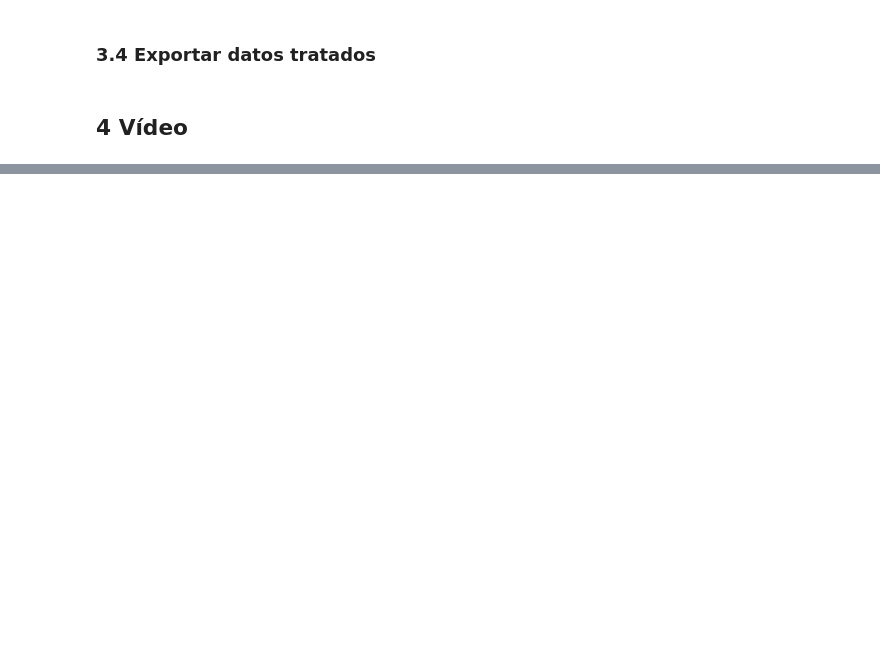
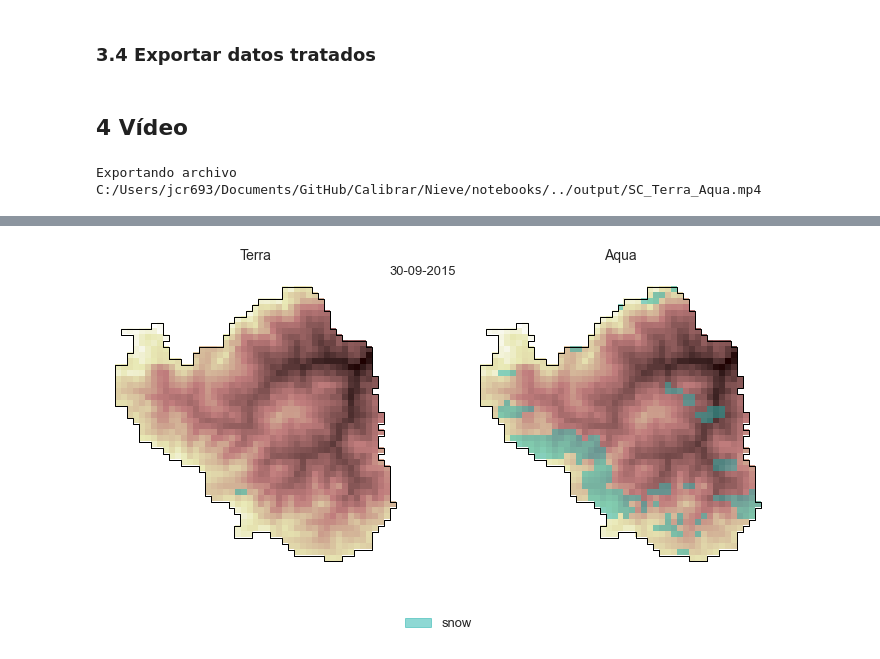
Before and after one commit to casadoj/Calibrar, a Jupyter notebook: Nieve/notebooks/1_MODIS nieve.ipynb, the cells around one changed output, grey strips where cells are left out. Cells and saved outputs as stored; diff of their text form; code cells hidden in the pictures; blank space fills up the shorter version.

```diff
--- a/Nieve/notebooks/1_MODIS nieve.ipynb
+++ b/Nieve/notebooks/1_MODIS nieve.ipynb
@@ -331,13 +358,6 @@ Ys[:] = SCobs.Y # + cellsize / 2
 ncMODIS.close()
 # %% [markdown]
 ## 4 Vídeo
-# %%
-# definir colores
-colors = np.array([[255, 255, 255 , 0], [33, 178, 171, 130]])
-colors = colors / 255.
-cmap = ListedColormap(colors)
-boundaries = [0, .5, 1]
-norm = BoundaryNorm(boundaries, cmap.N, clip=True)
 # %%
 # definir límites del mapa
 xmin, ymin, xmax, ymax = cuenca.bounds.values[0]
@@ -351,5 +371,7 @@ extent = [xmin, xmax, ymin, ymax]
 # %%
 rutaOut = os.path.join(rutaBase, '../output/')
 mp4File = rutaOut + 'SC_Terra_Aqua.mp4'
-video2(SC['Terra'], SC['Aqua'], cuenca, cmap, norm, DEM, fps=3, dpi=300, ax=axes[0], figsize=(12, 6), extent=extent,
+video2(SC['Terra'], SC['Aqua'], cuenca, cmap_snow, norm, DEM, fps=3, dpi=300, ax=axes[0], figsize=(12, 6), extent=extent,
        labels=['Terra', 'Aqua'], export=mp4File)
+# %% [output]
+Exportando archivo C:/Users/jcr693/Documents/GitHub/Calibrar/Nieve/notebooks/../output/SC_Terra_Aqua.mp4
@@ -355,0 +379 @@ video2(SC['Terra'], SC['Aqua'], cuenca, cmap, norm, DEM, fps=3, dpi=300, ax=axes
+[figure, added]
```
Also changed, not shown: parts of 4 cells of this notebook, 3 other files.
